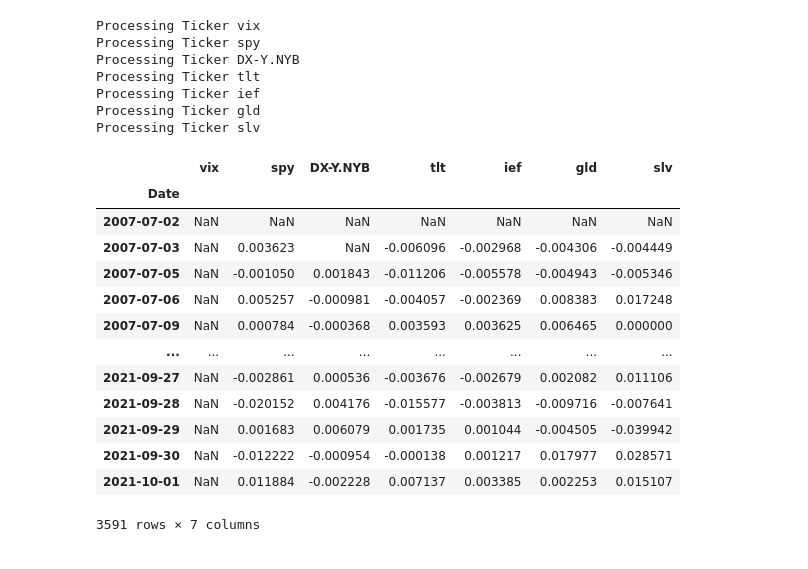
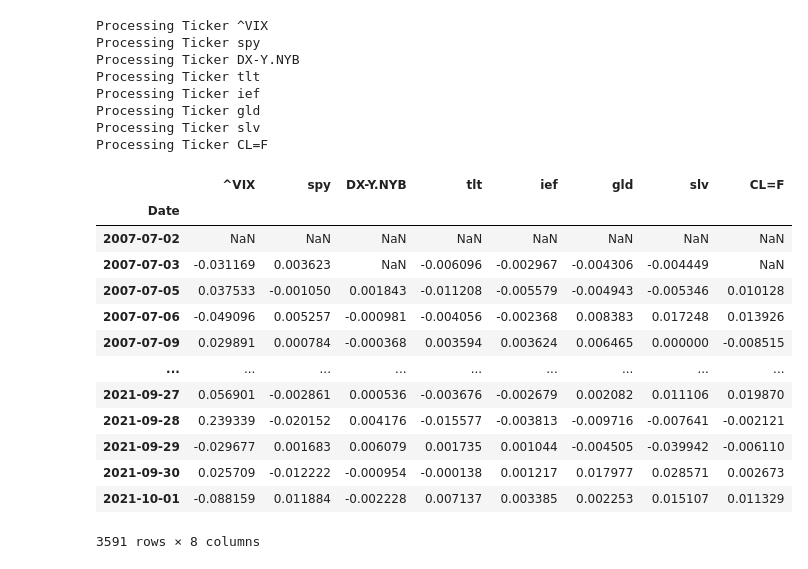
Before and after one commit to sangramsinghg/vix_predictor, a Jupyter notebook: vix_predictor.ipynb, the cells around one changed output. Cells and saved outputs as stored; diff of their text form; code cells hidden in the pictures.

Commit message:
add the crude oil future and calculate the correlation between various tickers

```diff
--- a/vix_predictor.ipynb
+++ b/vix_predictor.ipynb
@@ -28,38 +28,43 @@ def retrieve_yahoo_data(ticker = 'spy', start_date = '2007-07-01', end_date = '2
     except Exception as ex:
         print(f"Sorry, Data not available for '{ticker}': Exception is {ex}")
 # %%
+# Set up the variable related to tickers and tickers data
 ticker_data_dict = {}
-def run_calculations(ticker_data_dict):
-    ticker_list = ["vix", "spy", "DX-Y.NYB", "tlt", "ief", "gld", "slv"]
+ticker_list = ["^VIX", "spy", "DX-Y.NYB", "tlt", "ief", "gld", "slv", "CL=F"]
+
+# Retrieve Tickers
+def retrieve_tickers(ticker_data_dict, ticker_list):
     for ticker in ticker_list:
         ticker_data = retrieve_yahoo_data(ticker)
         ticker_data_dict[ticker] = ticker_data
 
     return ticker_data_dict
 
-ticker_data_dict = run_calculations(ticker_data_dict)
+ticker_data_dict = retrieve_tickers(ticker_data_dict, ticker_list)
 ticker_data_df = pd.DataFrame(ticker_data_dict)
 # ticker_data_df = ticker_data_df.dropna()
+# Display the ticker data related data frame
 ticker_data_df
 # %% [output]
-Processing Ticker vix
+Processing Ticker ^VIX
 Processing Ticker spy
 Processing Ticker DX-Y.NYB
 Processing Ticker tlt
 Processing Ticker ief
 Processing Ticker gld
 Processing Ticker slv
+Processing Ticker CL=F
-|  | vix | spy | DX-Y.NYB | tlt | ief | gld | slv |
-| Date |  |  |  |  |  |  |  |
-| 2007-07-02 | NaN | NaN | NaN | NaN | NaN | NaN | NaN |
-| 2007-07-03 | NaN | 0.003623 | NaN | -0.006096 | -0.002968 | -0.004306 | -0.004449 |
-| 2007-07-05 | NaN | -0.001050 | 0.001843 | -0.011206 | -0.005578 | -0.004943 | -0.005346 |
-| 2007-07-06 | NaN | 0.005257 | -0.000981 | -0.004057 | -0.002369 | 0.008383 | 0.017248 |
-| 2007-07-09 | NaN | 0.000784 | -0.000368 | 0.003593 | 0.003625 | 0.006465 | 0.000000 |
-| ... | ... | ... | ... | ... | ... | ... | ... |
-| 2021-09-27 | NaN | -0.002861 | 0.000536 | -0.003676 | -0.002679 | 0.002082 | 0.011106 |
-| 2021-09-28 | NaN | -0.020152 | 0.004176 | -0.015577 | -0.003813 | -0.009716 | -0.007641 |
-| 2021-09-29 | NaN | 0.001683 | 0.006079 | 0.001735 | 0.001044 | -0.004505 | -0.039942 |
-| 2021-09-30 | NaN | -0.012222 | -0.000954 | -0.000138 | 0.001217 | 0.017977 | 0.028571 |
-| 2021-10-01 | NaN | 0.011884 | -0.002228 | 0.007137 | 0.003385 | 0.002253 | 0.015107 |
+|  | ^VIX | spy | DX-Y.NYB | tlt | ief | gld | slv | CL=F |
+| Date |  |  |  |  |  |  |  |  |
+| 2007-07-02 | NaN | NaN | NaN | NaN | NaN | NaN | NaN | NaN |
+| 2007-07-03 | -0.031169 | 0.003623 | NaN | -0.006096 | -0.002967 | -0.004306 | -0.004449 | NaN |
+| 2007-07-05 | 0.037533 | -0.001050 | 0.001843 | -0.011208 | -0.005579 | -0.004943 | -0.005346 | 0.010128 |
+| 2007-07-06 | -0.049096 | 0.005257 | -0.000981 | -0.004056 | -0.002368 | 0.008383 | 0.017248 | 0.013926 |
+| 2007-07-09 | 0.029891 | 0.000784 | -0.000368 | 0.003594 | 0.003624 | 0.006465 | 0.000000 | -0.008515 |
+| ... | ... | ... | ... | ... | ... | ... | ... | ... |
+| 2021-09-27 | 0.056901 | -0.002861 | 0.000536 | -0.003676 | -0.002679 | 0.002082 | 0.011106 | 0.019870 |
+| 2021-09-28 | 0.239339 | -0.020152 | 0.004176 | -0.015577 | -0.003813 | -0.009716 | -0.007641 | -0.002121 |
+| 2021-09-29 | -0.029677 | 0.001683 | 0.006079 | 0.001735 | 0.001044 | -0.004505 | -0.039942 | -0.006110 |
+| 2021-09-30 | 0.025709 | -0.012222 | -0.000954 | -0.000138 | 0.001217 | 0.017977 | 0.028571 | 0.002673 |
+| 2021-10-01 | -0.088159 | 0.011884 | -0.002228 | 0.007137 | 0.003385 | 0.002253 | 0.015107 | 0.011329 |
-3591 rows × 7 columns
+3591 rows × 8 columns
```
Also changed, not shown: parts of 1 cell of this notebook.
